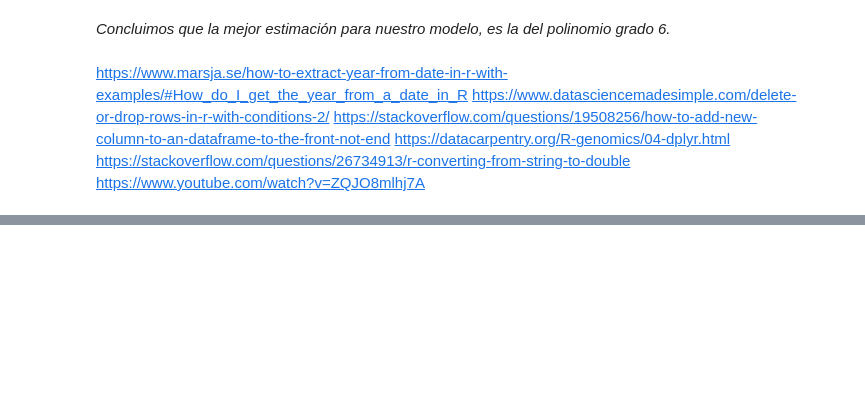
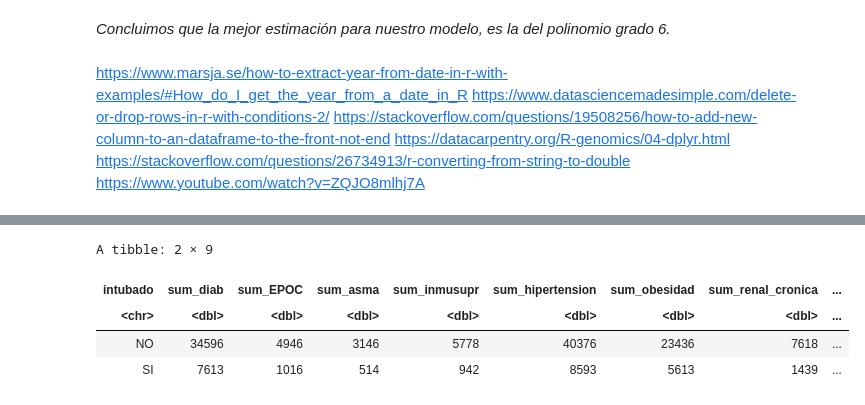
Before and after one commit to prope-2021-gh-classroom/practica-final-verano-2021-marcoyel21, a Jupyter notebook: extraccion_limpieza.ipynb, the cells around one changed output, grey strips where cells are left out. Cells and saved outputs as stored; diff of their text form; code cells hidden in the pictures; blank space fills up the shorter version.

```diff
--- a/extraccion_limpieza.ipynb
+++ b/extraccion_limpieza.ipynb
@@ -451,0 +509,12 @@ https://www.youtube.com/watch?v=ZQJO8mlhj7A
+# %%
+df_chi<-df_intubado%>%
+  group_by(intubado) %>%
+  summarise(sum_diab = sum(diabetes, na.rm = TRUE),sum_EPOC = sum(epoc, na.rm = TRUE),sum_asma = sum(asma, na.rm = TRUE),sum_inmusupr = sum(inmusupr, na.rm = TRUE),sum_hipertension = sum(hipertension, na.rm = TRUE),sum_obesidad = sum(obesidad, na.rm = TRUE),sum_renal_cronica = sum(renal_cronica, na.rm = TRUE),tabaquismo = sum(tabaquismo, na.rm = TRUE) )
+# %%
+df_chi
+# %% [output]
+A tibble: 2 × 9
+| intubado | sum_diab | sum_EPOC | sum_asma | sum_inmusupr | sum_hipertension | sum_obesidad | sum_renal_cronica | ... |
+| <chr> | <dbl> | <dbl> | <dbl> | <dbl> | <dbl> | <dbl> | <dbl> | ... |
+| NO | 34596 | 4946 | 3146 | 5778 | 40376 | 23436 | 7618 | ... |
+| SI | 7613 | 1016 | 514 | 942 | 8593 | 5613 | 1439 | ... |
```
Also changed, not shown: parts of 29 cells of this notebook.
